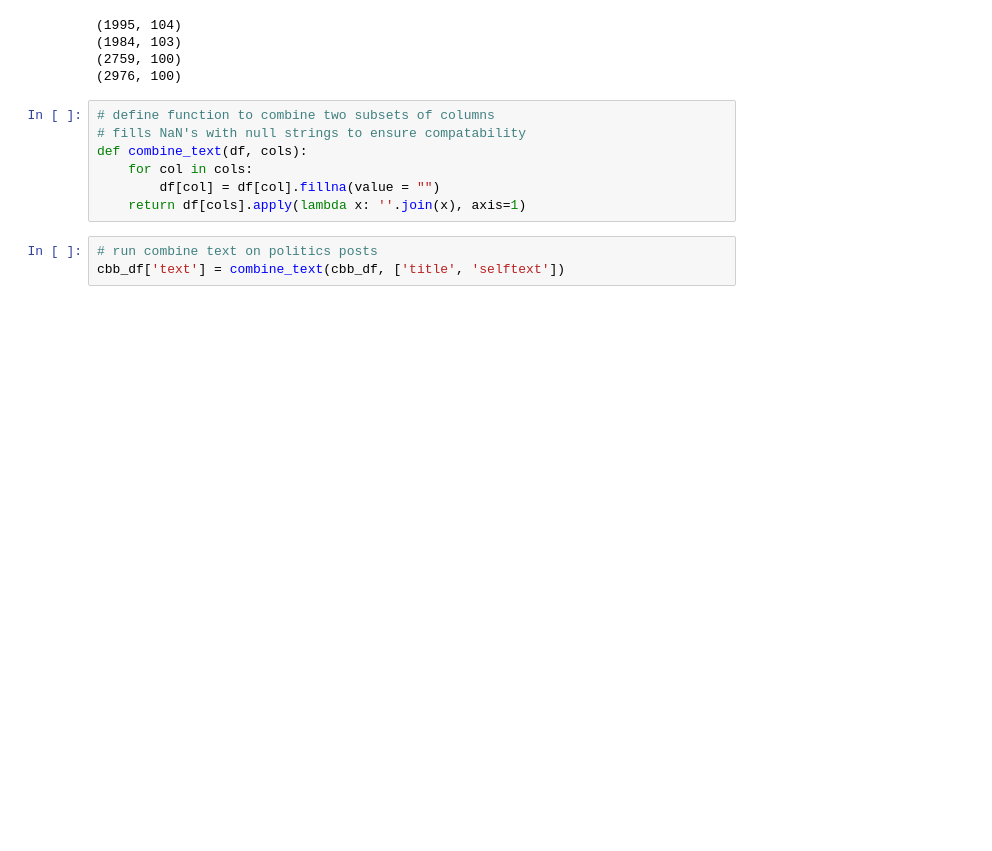
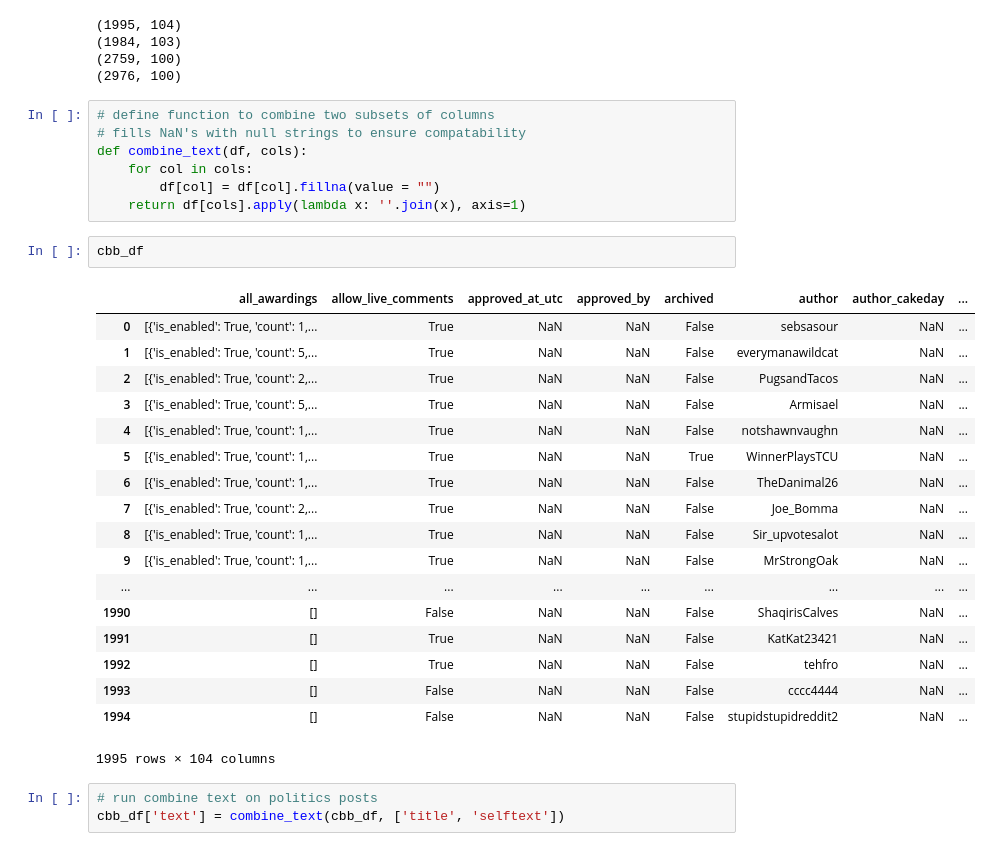
Before and after one commit to templecm4y/project-reddit-nlp, a Jupyter notebook: P3-Reddit-NLP-analysis.ipynb, the cells around one changed output. Saved outputs shown, nothing was run; the diff lists cells and outputs as text; blank space fills up the shorter version.

```diff
--- a/P3-Reddit-NLP-analysis.ipynb
+++ b/P3-Reddit-NLP-analysis.ipynb
@@ -58,6 +59,27 @@ def combine_text(df, cols):
     for col in cols:
         df[col] = df[col].fillna(value = "")
     return df[cols].apply(lambda x: ''.join(x), axis=1)
+# %%
+cbb_df
+# %% [output]
+|  | all_awardings | allow_live_comments | approved_at_utc | approved_by | archived | author | author_cakeday | ... |
+| 0 | [{'is_enabled': True, 'count': 1,... | True | NaN | NaN | False | sebsasour | NaN | ... |
+| 1 | [{'is_enabled': True, 'count': 5,... | True | NaN | NaN | False | everymanawildcat | NaN | ... |
+| 2 | [{'is_enabled': True, 'count': 2,... | True | NaN | NaN | False | PugsandTacos | NaN | ... |
+| 3 | [{'is_enabled': True, 'count': 5,... | True | NaN | NaN | False | Armisael | NaN | ... |
+| 4 | [{'is_enabled': True, 'count': 1,... | True | NaN | NaN | False | notshawnvaughn | NaN | ... |
+| 5 | [{'is_enabled': True, 'count': 1,... | True | NaN | NaN | True | WinnerPlaysTCU | NaN | ... |
+| 6 | [{'is_enabled': True, 'count': 1,... | True | NaN | NaN | False | TheDanimal26 | NaN | ... |
+| 7 | [{'is_enabled': True, 'count': 2,... | True | NaN | NaN | False | Joe_Bomma | NaN | ... |
+| 8 | [{'is_enabled': True, 'count': 1,... | True | NaN | NaN | False | Sir_upvotesalot | NaN | ... |
+| 9 | [{'is_enabled': True, 'count': 1,... | True | NaN | NaN | False | MrStrongOak | NaN | ... |
+| ... | ... | ... | ... | ... | ... | ... | ... | ... |
+| 1990 | [] | False | NaN | NaN | False | ShaqirisCalves | NaN | ... |
+| 1991 | [] | True | NaN | NaN | False | KatKat23421 | NaN | ... |
+| 1992 | [] | True | NaN | NaN | False | tehfro | NaN | ... |
+| 1993 | [] | False | NaN | NaN | False | cccc4444 | NaN | ... |
+| 1994 | [] | False | NaN | NaN | False | stupidstupidreddit2 | NaN | ... |
+1995 rows × 104 columns
 # %%
 # run combine text on politics posts
 cbb_df['text'] = combine_text(cbb_df, ['title', 'selftext'])
```
Also changed, not shown: parts of 23 cells of this notebook, 2 other files.
